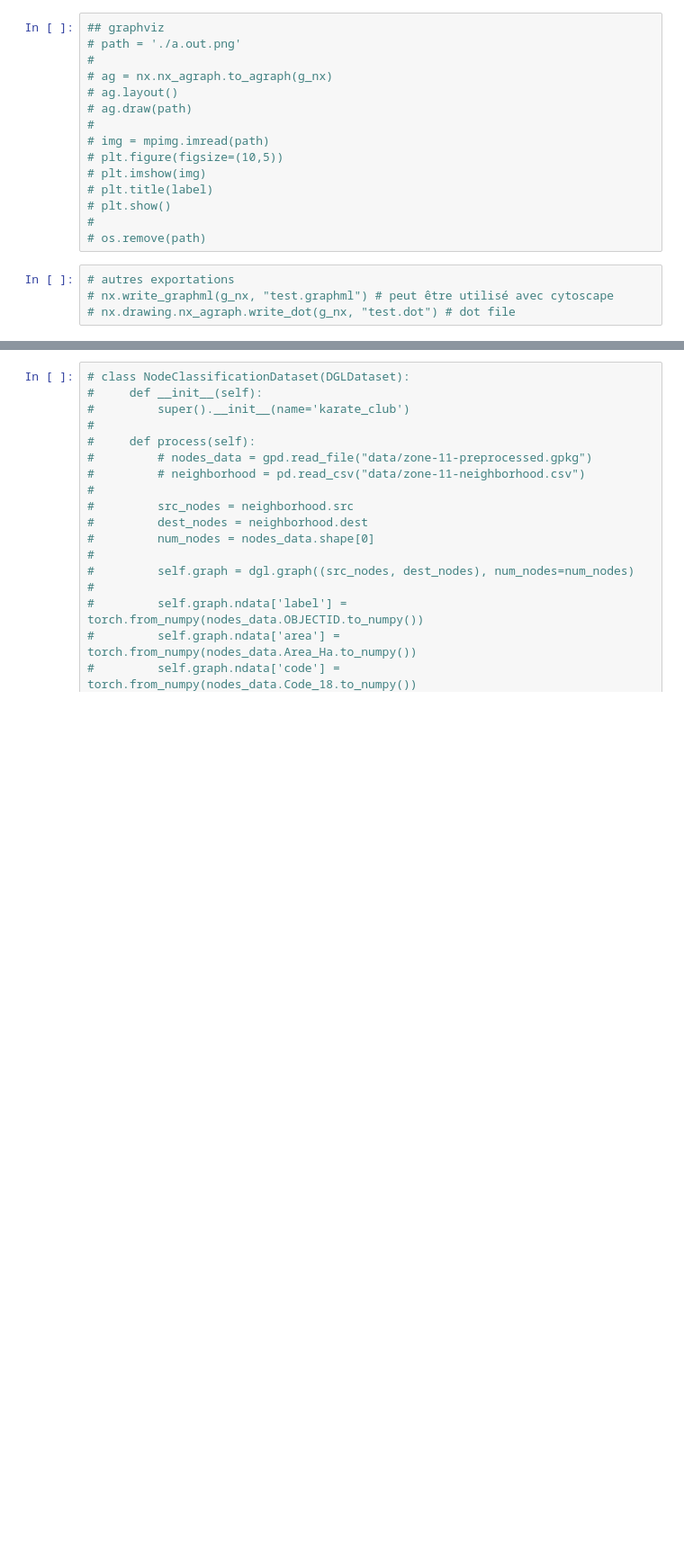
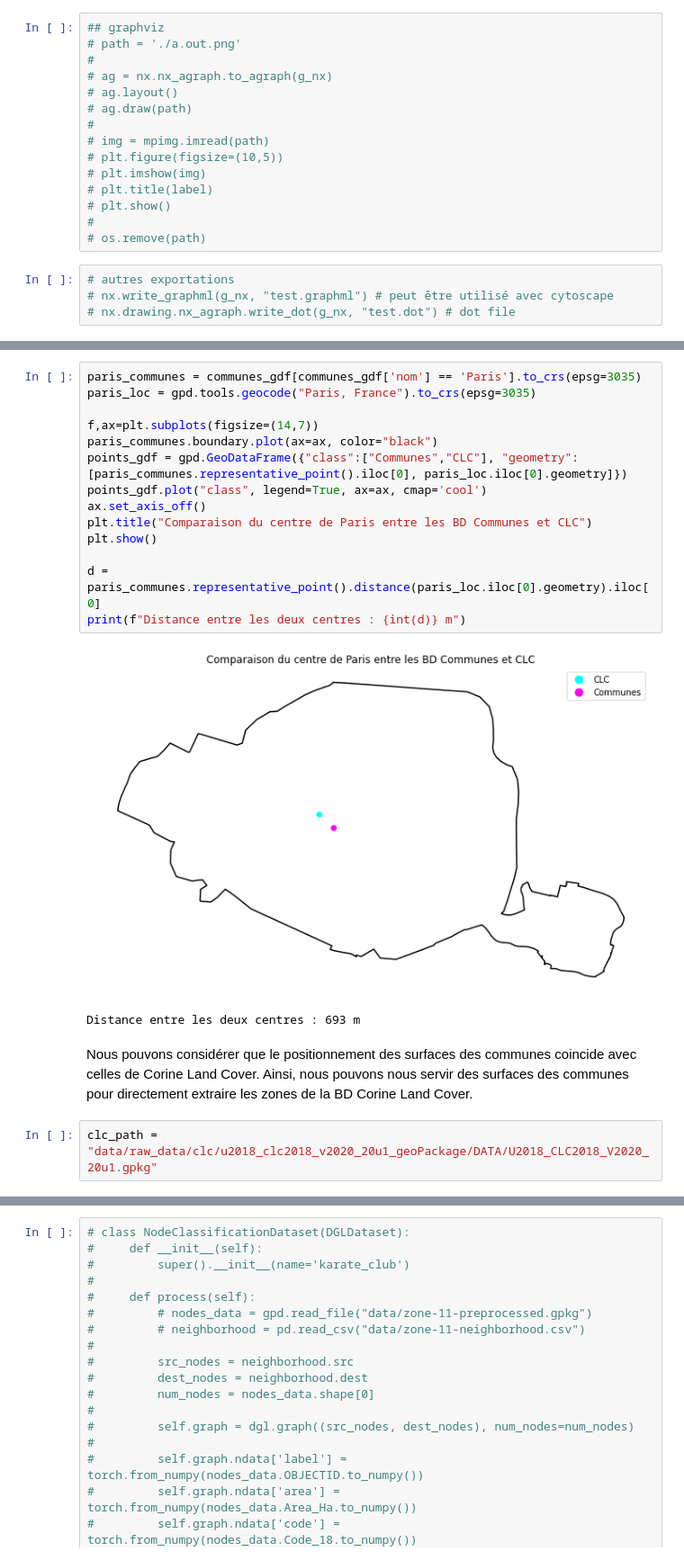
Before and after one commit to massimovenuti/clc-graph-deep-learning, a Jupyter notebook: clc.ipynb, the cells around one changed output, grey strips where cells are left out. Shown at 90% size. Cells and saved outputs as stored; diff of their text form; blank space fills up the shorter version.

```diff
--- a/clc.ipynb
+++ b/clc.ipynb
@@ -814,0 +966,21 @@ plt.show()
+# %%
+paris_communes = communes_gdf[communes_gdf['nom'] == 'Paris'].to_crs(epsg=3035)
+paris_loc = gpd.tools.geocode("Paris, France").to_crs(epsg=3035)
+
+f,ax=plt.subplots(figsize=(14,7))
+paris_communes.boundary.plot(ax=ax, color="black")
+points_gdf = gpd.GeoDataFrame({"class":["Communes","CLC"], "geometry":[paris_communes.representative_point().iloc[0], paris_loc.iloc[0].geometry]})
+points_gdf.plot("class", legend=True, ax=ax, cmap='cool')
+ax.set_axis_off()
+plt.title("Comparaison du centre de Paris entre les BD Communes et CLC")
+plt.show()
+
+d = paris_communes.representative_point().distance(paris_loc.iloc[0].geometry).iloc[0]
+print(f"Distance entre les deux centres : {int(d)} m")
+# %% [output]
+[figure, added]
+Distance entre les deux centres : 693 m
+# %% [markdown]
+Nous pouvons considérer que le positionnement des surfaces des communes coincide avec celles de Corine Land Cover. Ainsi, nous pouvons nous servir des surfaces des communes pour directement extraire les zones de la BD Corine Land Cover.
+# %%
+clc_path = "data/raw_data/clc/u2018_clc2018_v2020_20u1_geoPackage/DATA/U2018_CLC2018_V2020_20u1.gpkg"
```
Also changed, not shown: parts of 77 cells of this notebook, 12 other files.
